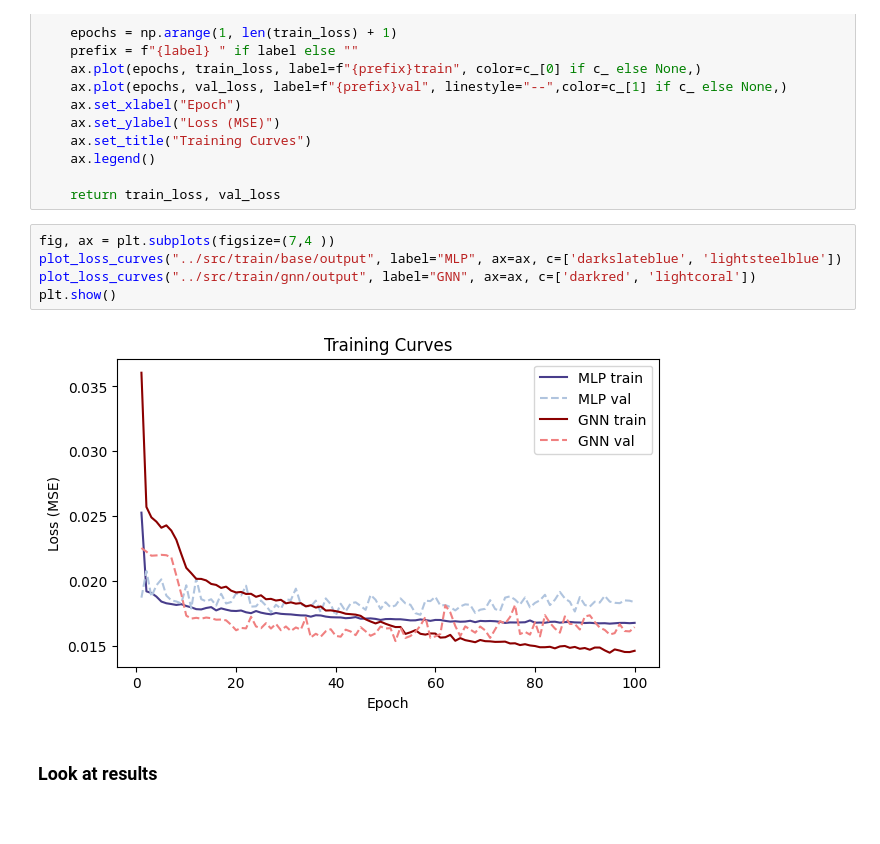
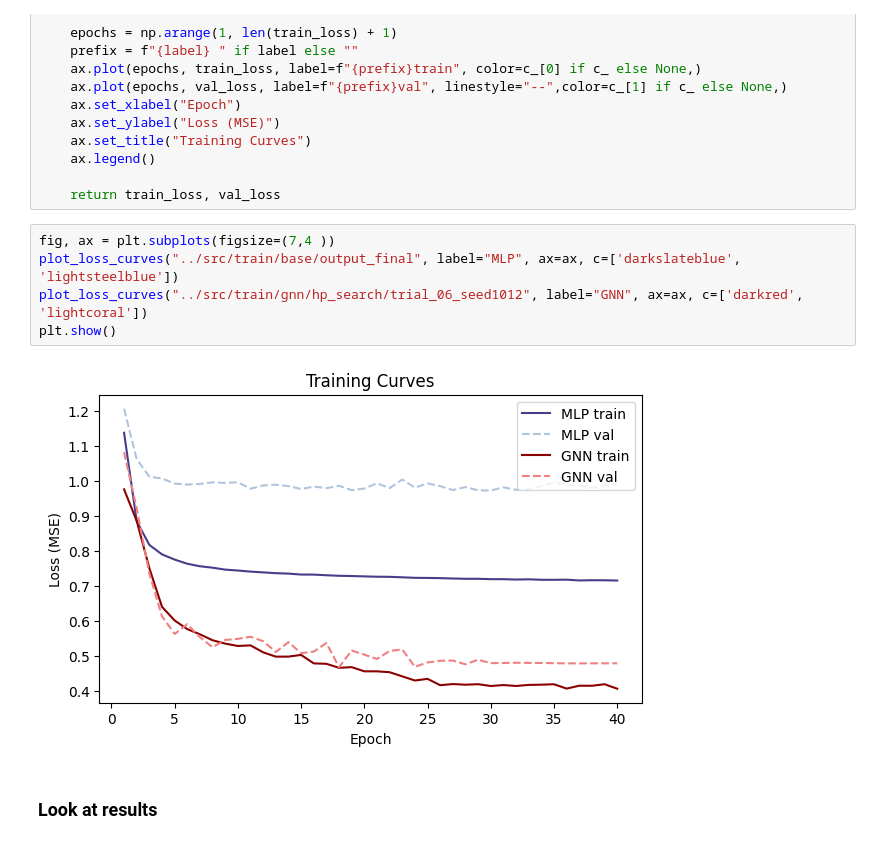
Before and after one commit to Arthurzhou09/aps360_project, a Jupyter notebook: experiments/infer_view.ipynb, the cells around one changed output. Cells and saved outputs as stored; diff of their text form.

```diff
--- a/experiments/infer_view.ipynb
+++ b/experiments/infer_view.ipynb
@@ -39,11 +37,11 @@ def plot_loss_curves(output_dir, c,label=None, ax=None, ):
     return train_loss, val_loss
 # %%
 fig, ax = plt.subplots(figsize=(7,4 ))
-plot_loss_curves("../src/train/base/output", label="MLP", ax=ax, c=['darkslateblue', 'lightsteelblue'])
-plot_loss_curves("../src/train/gnn/output", label="GNN", ax=ax, c=['darkred', 'lightcoral'])
+plot_loss_curves("../src/train/base/output_final", label="MLP", ax=ax, c=['darkslateblue', 'lightsteelblue'])
+plot_loss_curves("../src/train/gnn/hp_search/trial_06_seed1012", label="GNN", ax=ax, c=['darkred', 'lightcoral'])
 plt.show()
 # %% [output]
-[figure, old version]
+[figure, new version]
 # %% [markdown]
 ### Look at results
 # %%
```
Also changed, not shown: parts of 10 cells of this notebook, 28 other files.
